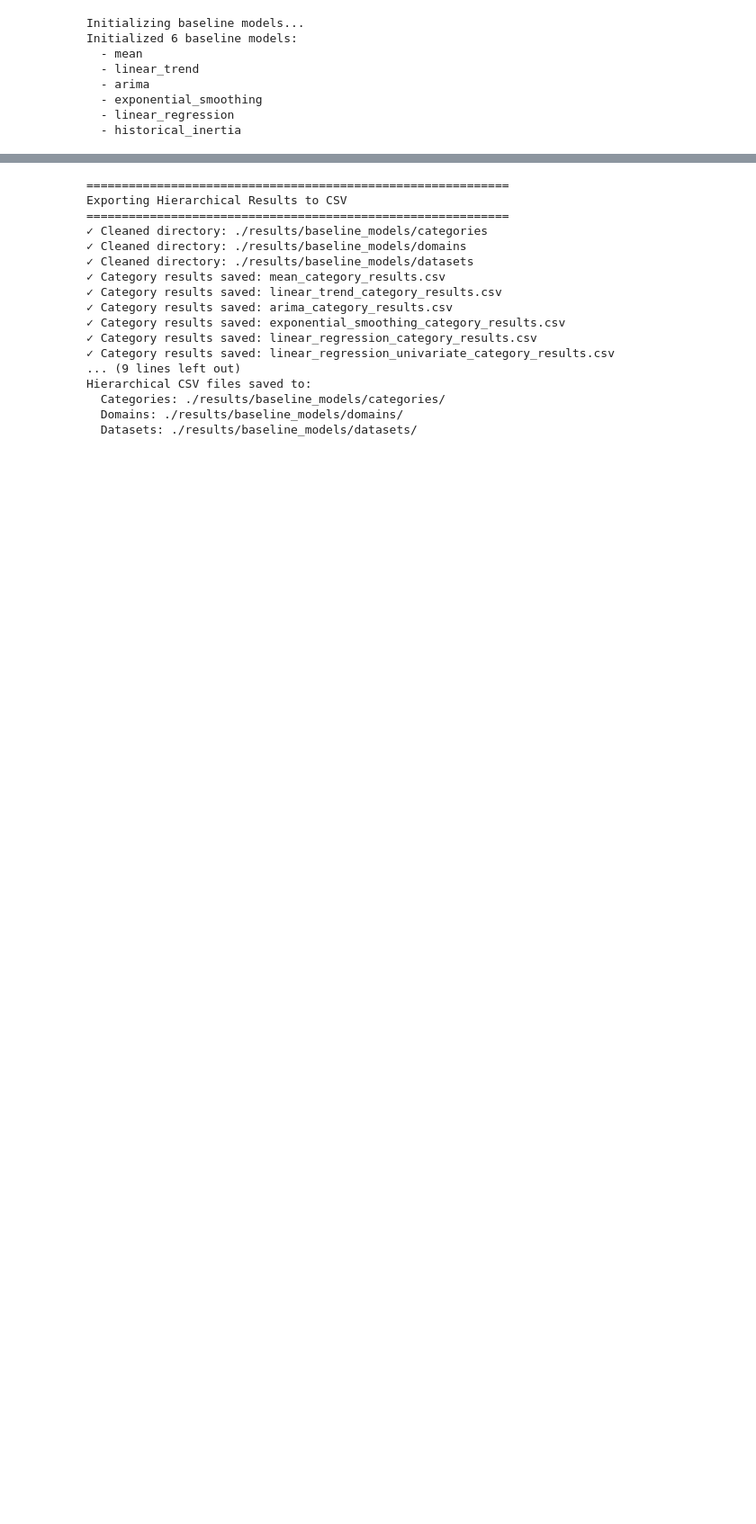
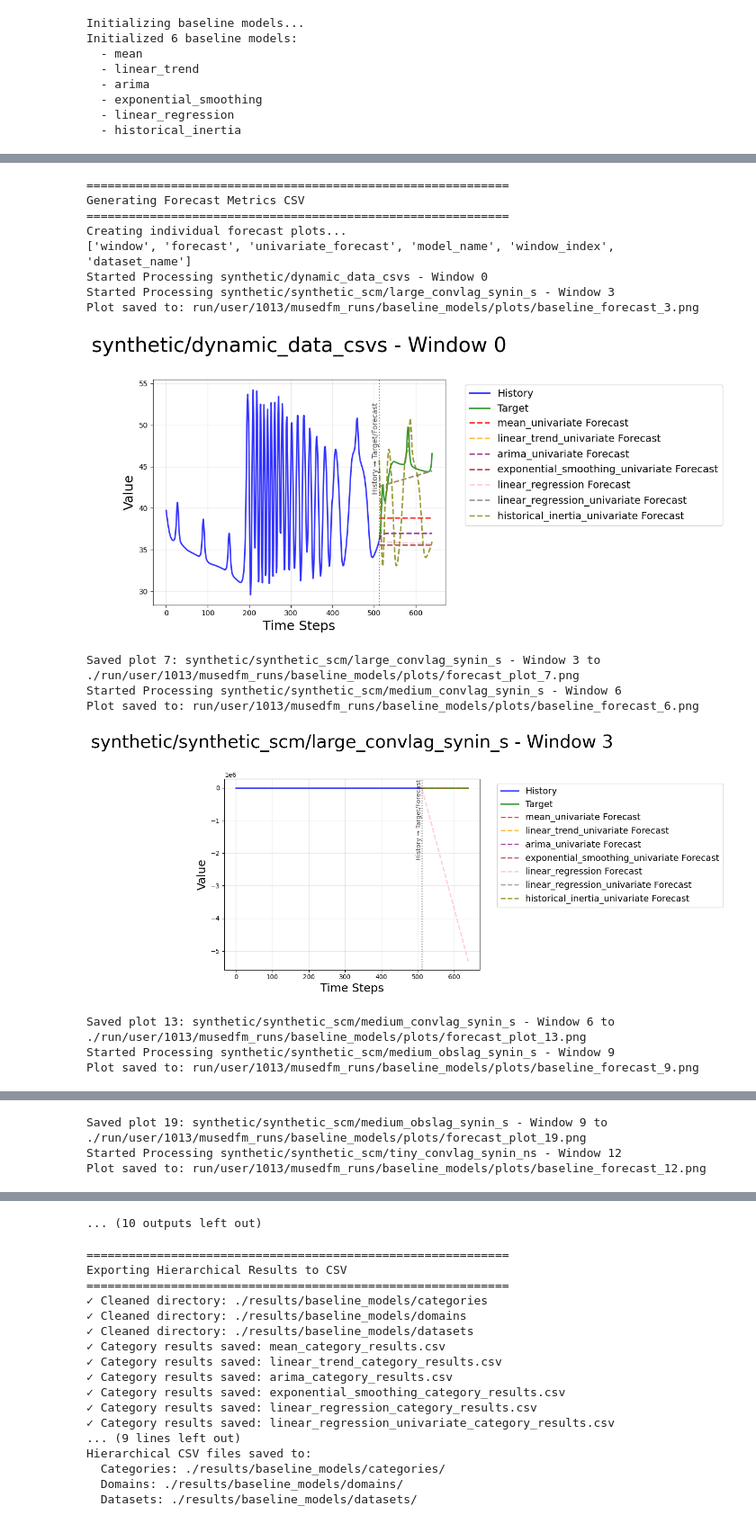
Before and after one commit to Synthefy/MultiTS-Eval, a Jupyter notebook: notebooks/baseline_models_musedfm_run_eval.ipynb, the cells around one changed output, grey strips where cells are left out. Shown at 90% size. Saved outputs shown, nothing was run; the diff lists cells and outputs as text; code cells hidden in the pictures; blank space fills up the shorter version.

Commit message:
added eval code

```diff
--- a/notebooks/baseline_models_musedfm_run_eval.ipynb
+++ b/notebooks/baseline_models_musedfm_run_eval.ipynb
@@ -43,9 +43,9 @@ print("MUSED-FM components imported successfully!")
 MUSED-FM components imported successfully!
 # %%
 # Configuration
-BENCHMARK_PATH = "/workspace/data/fm_eval_nested/"  # Adjust this path to your MUSED-FM data
+BENCHMARK_PATH = "/dev/shm/data/fm-eval-nested/"  # Adjust this path to your MUSED-FM data
 MAX_WINDOWS = 3  # Limit windows per dataset for faster testing
-OUTPUT_DIR = "./results/baseline_models"
+OUTPUT_DIR = "./run/user/1013/musedfm_runs/baseline_models"
 
 # Create output directory
 os.makedirs(OUTPUT_DIR, exist_ok=True)
@@ -230,0 +153,22 @@ Plot saved to: results/baseline_models/plots/baseline_forecast_18.png
+# %%
+import copy
+from examples.run_musedfm import generate_forecast_plots
+
+generate_forecast_plots(results, OUTPUT_DIR, limit_windows=10)
+# %% [output]
+============================================================
+Generating Forecast Metrics CSV
+============================================================
+Creating individual forecast plots...
+['window', 'forecast', 'univariate_forecast', 'model_name', 'window_index', 'dataset_name']
+Started Processing synthetic/dynamic_data_csvs - Window 0
+Started Processing synthetic/synthetic_scm/large_convlag_synin_s - Window 3
+Plot saved to: run/user/1013/musedfm_runs/baseline_models/plots/baseline_forecast_3.png
+[figure, added]
+Saved plot 7: synthetic/synthetic_scm/large_convlag_synin_s - Window 3 to ./run/user/1013/musedfm_runs/baseline_models/plots/forecast_plot_7.png
+Started Processing synthetic/synthetic_scm/medium_convlag_synin_s - Window 6
+Plot saved to: run/user/1013/musedfm_runs/baseline_models/plots/baseline_forecast_6.png
+[figure, added]
+Saved plot 13: synthetic/synthetic_scm/medium_convlag_synin_s - Window 6 to ./run/user/1013/musedfm_runs/baseline_models/plots/forecast_plot_13.png
+Started Processing synthetic/synthetic_scm/medium_obslag_synin_s - Window 9
+Plot saved to: run/user/1013/musedfm_runs/baseline_models/plots/baseline_forecast_9.png
@@ -230,0 +176,3 @@ Plot saved to: results/baseline_models/plots/baseline_forecast_18.png
+Saved plot 19: synthetic/synthetic_scm/medium_obslag_synin_s - Window 9 to ./run/user/1013/musedfm_runs/baseline_models/plots/forecast_plot_19.png
+Started Processing synthetic/synthetic_scm/tiny_convlag_synin_ns - Window 12
+Plot saved to: run/user/1013/musedfm_runs/baseline_models/plots/baseline_forecast_12.png
@@ -231,3 +188,4 @@ Plot saved to: results/baseline_models/plots/baseline_forecast_18.png
+... (10 outputs left out)
 # %%
 # Export hierarchical results to CSV
 export_hierarchical_results_to_csv(results, output_dir=OUTPUT_DIR)
```
Also changed, not shown: parts of 6 cells of this notebook, 11 other files.
